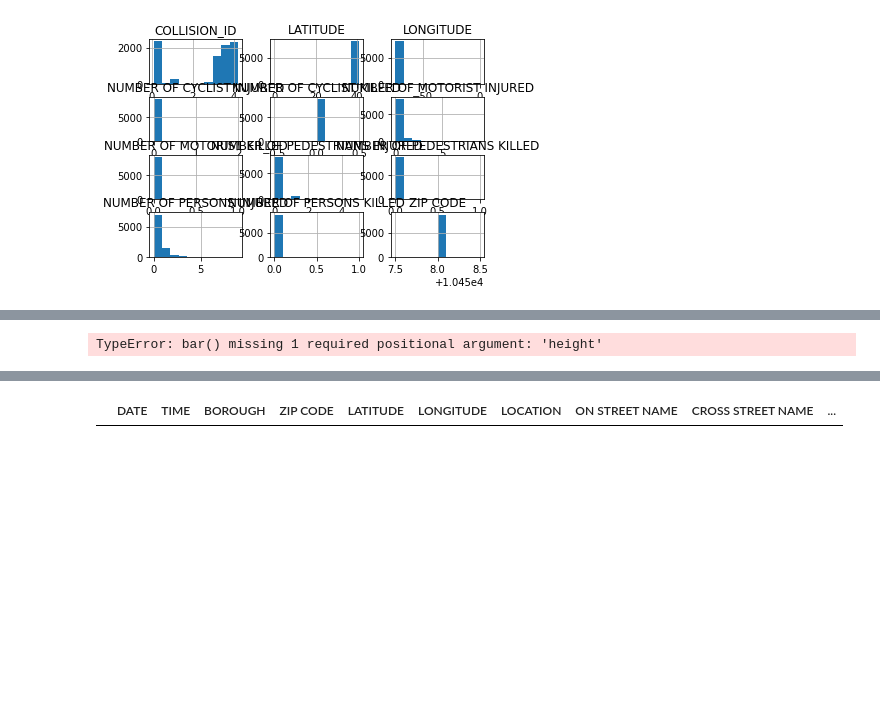
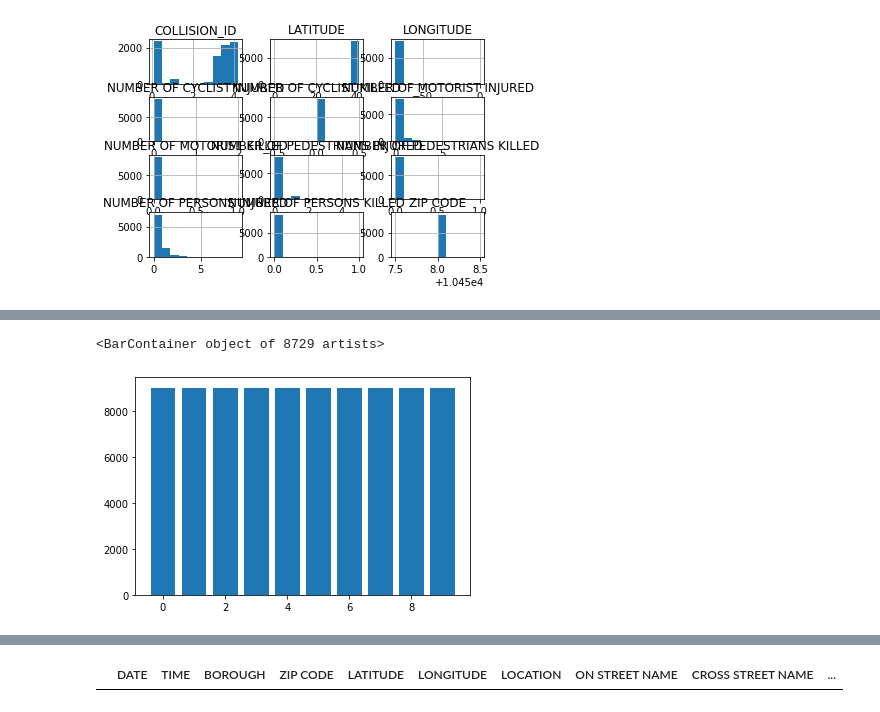
Before and after one commit to Dpinkney001/Data-Science-MAT328-Project-Spring-2021, a Jupyter notebook: Duvall Pinkney Data Science Project.ipynb, the cells around one changed output, grey strips where cells are left out. Saved outputs shown, nothing was run; the diff lists cells and outputs as text; code cells hidden in the pictures; blank space fills up the shorter version.

```diff
--- a/Duvall Pinkney Data Science Project.ipynb
+++ b/Duvall Pinkney Data Science Project.ipynb
@@ -239,6 +240,7 @@ new_df.describe()
 | 75% | 10458.0 | 40.865922 | -73.884415 | 0.000000 | 0.000000 | 0.000000 | ... |
 | max | 10458.0 | 40.880083 | 0.000000 | 9.000000 | 1.000000 | 5.000000 | ... |
 # %%
-plt.bar(x= new_df["NUMBER OF PERSONS INJURED"])
+plt.bar(x = new_df["NUMBER OF PERSONS INJURED"], height = 9000, data = new_df)
 # %% [output]
-TypeError: bar() missing 1 required positional argument: 'height'
+<BarContainer object of 8729 artists>
+[figure, added]
```
Also changed, not shown: parts of 6 cells of this notebook.
